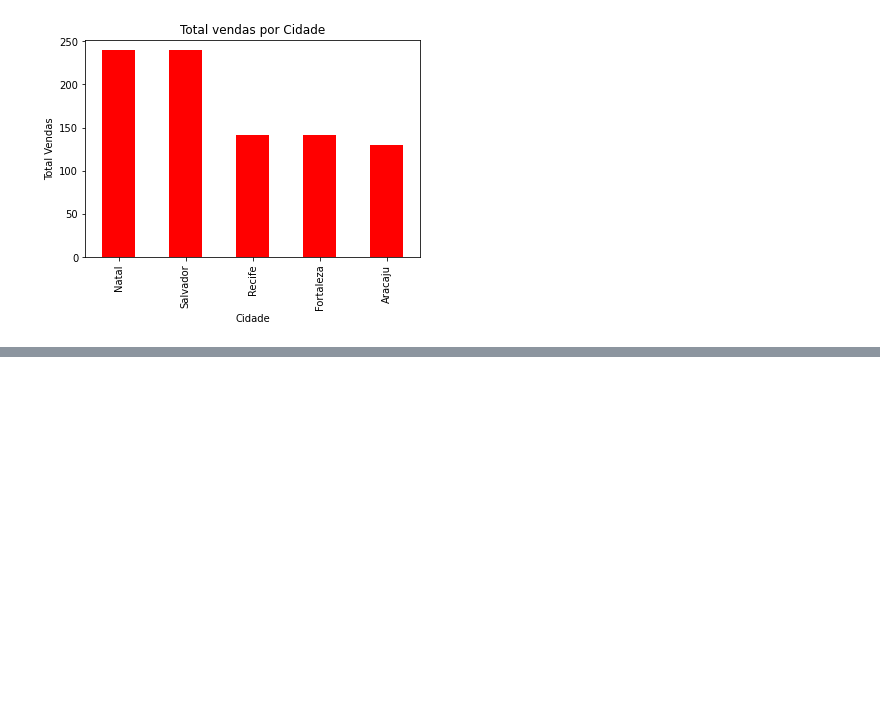
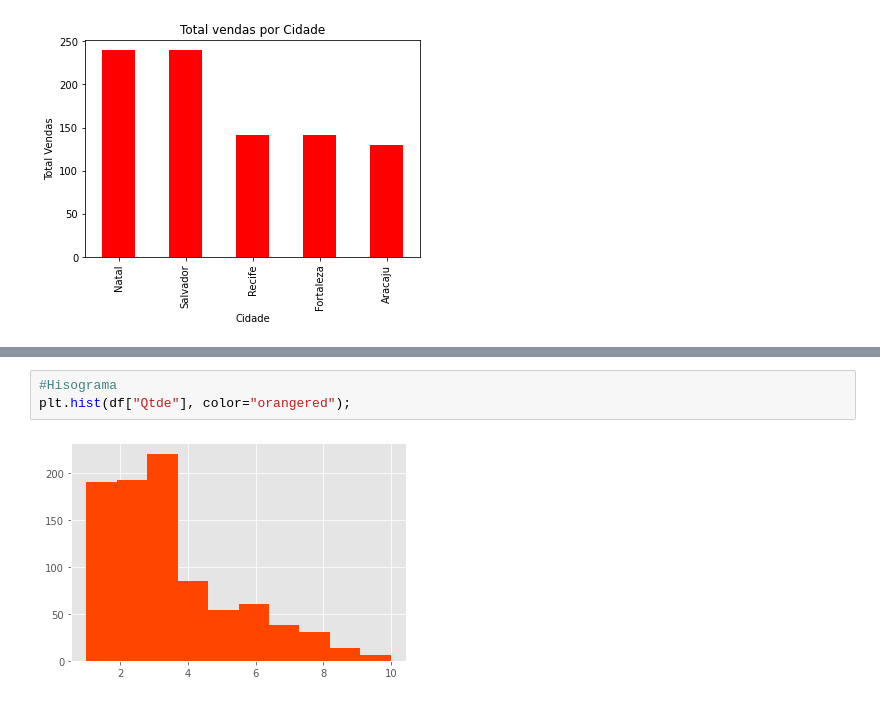
Before and after one commit to juhlianna/Analise-de-dados-com-Python-e-Pandas, a Jupyter notebook: Pandas_Visualização_de_gráficos.ipynb, the cells around one changed output, grey strips where cells are left out. Drawn from its saved outputs; the diff is of its cells as text; blank space fills up the shorter version.

```diff
--- a/Pandas_Visualização_de_gráficos.ipynb
+++ b/Pandas_Visualização_de_gráficos.ipynb
@@ -113,0 +167,5 @@ plt.ylabel("Total Vendas");
+# %%
+#Hisograma
+plt.hist(df["Qtde"], color="orangered");
+# %% [output]
+[figure, added]
```
Also changed, not shown: parts of 6 cells of this notebook.
